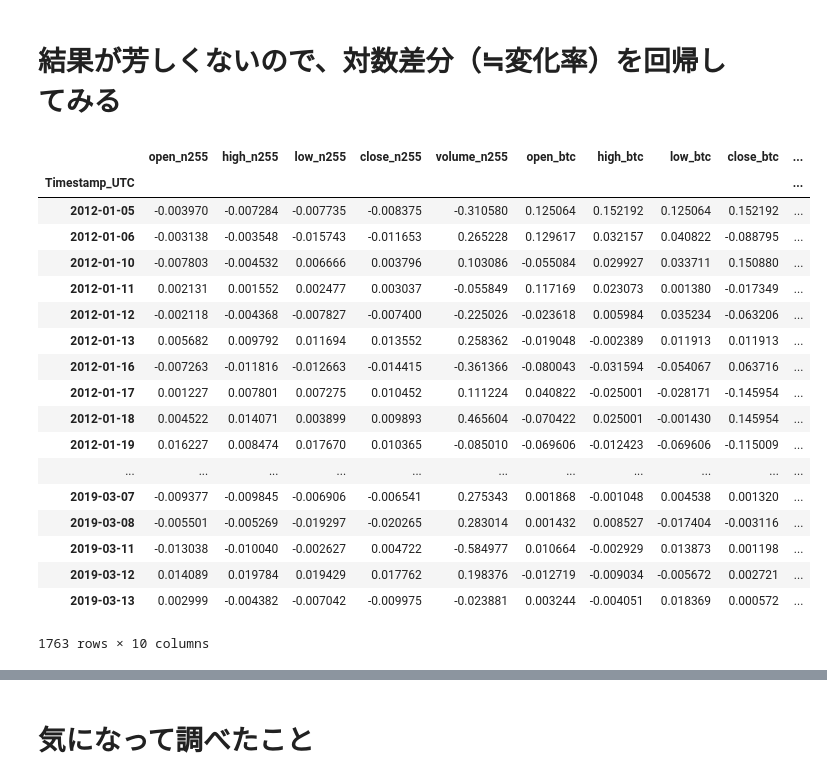
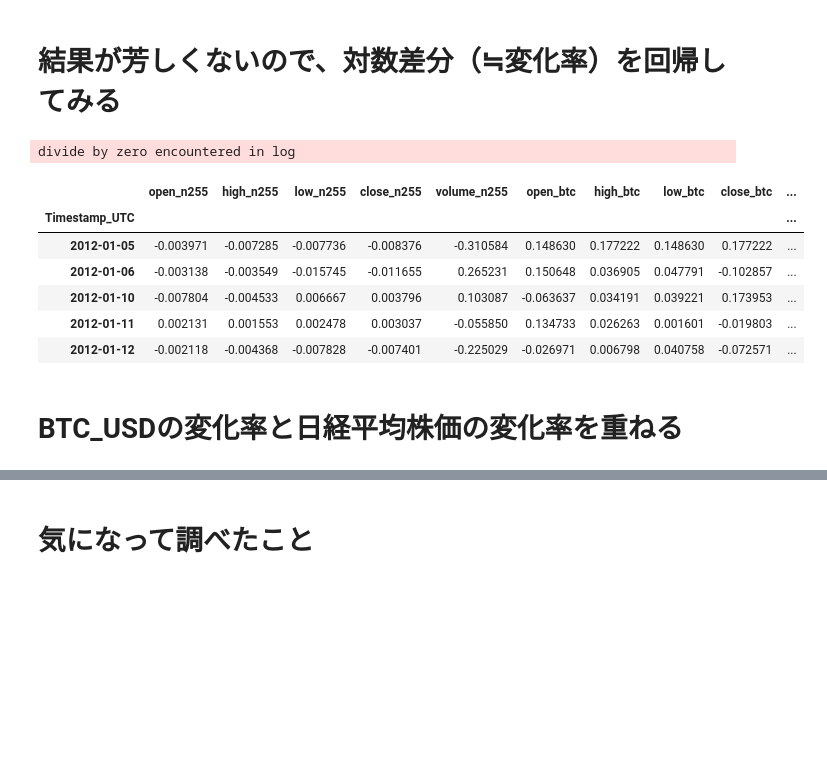
Before and after one commit to MiraiChino/ensemble, a Jupyter notebook: a.ipynb, the cells around one changed output, grey strips where cells are left out. Drawn from its saved outputs; the diff is of its cells as text; code cells hidden in the pictures; blank space fills up the shorter version.

```diff
--- a/a.ipynb
+++ b/a.ipynb
@@ -213,27 +183,18 @@ pd.DataFrame({
 # 結果が芳しくないので、対数差分（≒変化率）を回帰してみる
 # %%
 import numpy as np
-difflog_n255_btc = np.log1p(n255_btc) - np.log1p(n255_btc.shift())
+difflog_n255_btc = np.log(n255_btc) - np.log(n255_btc.shift())
 difflog_n255_btc = difflog_n255_btc.dropna()
-difflog_n255_btc
+difflog_n255_btc.head()
 # %% [output]
+divide by zero encountered in log
 |  | open_n255 | high_n255 | low_n255 | close_n255 | volume_n255 | open_btc | high_btc | low_btc | close_btc | ... |
 | Timestamp_UTC |  |  |  |  |  |  |  |  |  | ... |
-| 2012-01-05 | -0.003970 | -0.007284 | -0.007735 | -0.008375 | -0.310580 | 0.125064 | 0.152192 | 0.125064 | 0.152192 | ... |
-| 2012-01-06 | -0.003138 | -0.003548 | -0.015743 | -0.011653 | 0.265228 | 0.129617 | 0.032157 | 0.040822 | -0.088795 | ... |
-| 2012-01-10 | -0.007803 | -0.004532 | 0.006666 | 0.003796 | 0.103086 | -0.055084 | 0.029927 | 0.033711 | 0.150880 | ... |
-| 2012-01-11 | 0.002131 | 0.001552 | 0.002477 | 0.003037 | -0.055849 | 0.117169 | 0.023073 | 0.001380 | -0.017349 | ... |
-| 2012-01-12 | -0.002118 | -0.004368 | -0.007827 | -0.007400 | -0.225026 | -0.023618 | 0.005984 | 0.035234 | -0.063206 | ... |
-| 2012-01-13 | 0.005682 | 0.009792 | 0.011694 | 0.013552 | 0.258362 | -0.019048 | -0.002389 | 0.011913 | 0.011913 | ... |
-| 2012-01-16 | -0.007263 | -0.011816 | -0.012663 | -0.014415 | -0.361366 | -0.080043 | -0.031594 | -0.054067 | 0.063716 | ... |
-| 2012-01-17 | 0.001227 | 0.007801 | 0.007275 | 0.010452 | 0.111224 | 0.040822 | -0.025001 | -0.028171 | -0.145954 | ... |
-| 2012-01-18 | 0.004522 | 0.014071 | 0.003899 | 0.009893 | 0.465604 | -0.070422 | 0.025001 | -0.001430 | 0.145954 | ... |
-| 2012-01-19 | 0.016227 | 0.008474 | 0.017670 | 0.010365 | -0.085010 | -0.069606 | -0.012423 | -0.069606 | -0.115009 | ... |
-| ... | ... | ... | ... | ... | ... | ... | ... | ... | ... | ... |
-| 2019-03-07 | -0.009377 | -0.009845 | -0.006906 | -0.006541 | 0.275343 | 0.001868 | -0.001048 | 0.004538 | 0.001320 | ... |
-| 2019-03-08 | -0.005501 | -0.005269 | -0.019297 | -0.020265 | 0.283014 | 0.001432 | 0.008527 | -0.017404 | -0.003116 | ... |
-| 2019-03-11 | -0.013038 | -0.010040 | -0.002627 | 0.004722 | -0.584977 | 0.010664 | -0.002929 | 0.013873 | 0.001198 | ... |
-| 2019-03-12 | 0.014089 | 0.019784 | 0.019429 | 0.017762 | 0.198376 | -0.012719 | -0.009034 | -0.005672 | 0.002721 | ... |
-| 2019-03-13 | 0.002999 | -0.004382 | -0.007042 | -0.009975 | -0.023881 | 0.003244 | -0.004051 | 0.018369 | 0.000572 | ... |
+| 2012-01-05 | -0.003971 | -0.007285 | -0.007736 | -0.008376 | -0.310584 | 0.148630 | 0.177222 | 0.148630 | 0.177222 | ... |
+| 2012-01-06 | -0.003138 | -0.003549 | -0.015745 | -0.011655 | 0.265231 | 0.150648 | 0.036905 | 0.047791 | -0.102857 | ... |
+| 2012-01-10 | -0.007804 | -0.004533 | 0.006667 | 0.003796 | 0.103087 | -0.063637 | 0.034191 | 0.039221 | 0.173953 | ... |
+| 2012-01-11 | 0.002131 | 0.001553 | 0.002478 | 0.003037 | -0.055850 | 0.134733 | 0.026263 | 0.001601 | -0.019803 | ... |
+| 2012-01-12 | -0.002118 | -0.004368 | -0.007828 | -0.007401 | -0.225029 | -0.026971 | 0.006798 | 0.040758 | -0.072571 | ... |
-1763 rows × 10 columns
+# %% [markdown]
+# BTC_USDの変化率と日経平均株価の変化率を重ねる
 # %%
```
Also changed, not shown: parts of 32 cells of this notebook, 9 other files.
